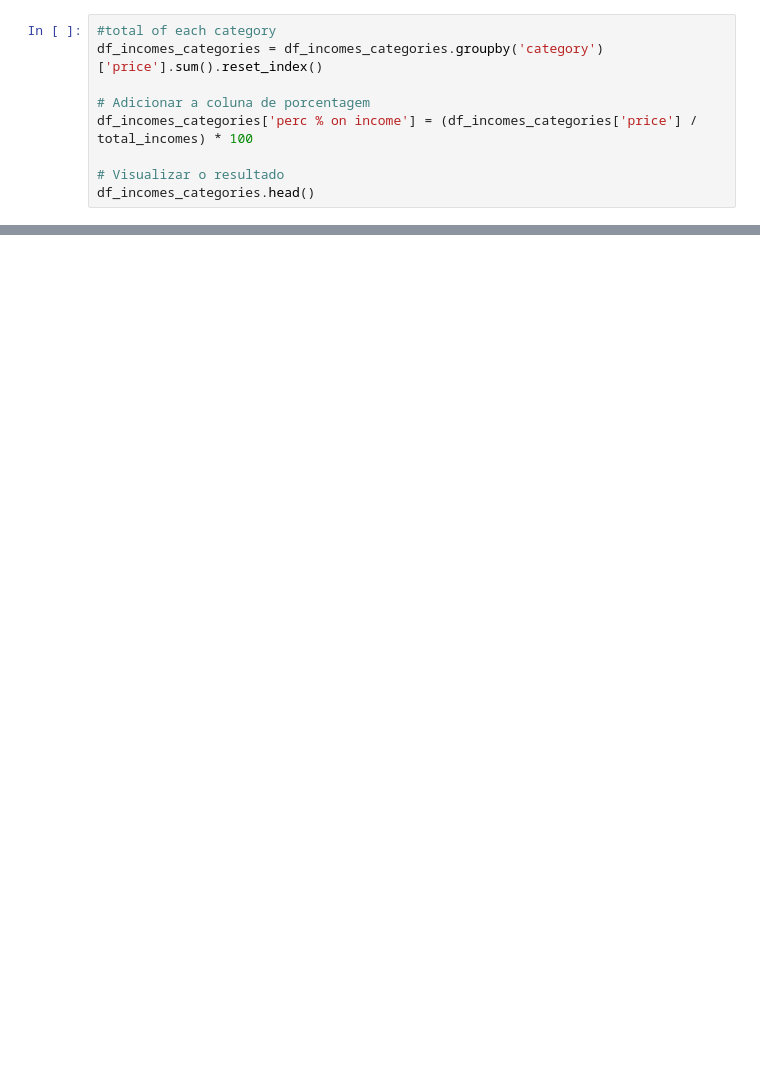
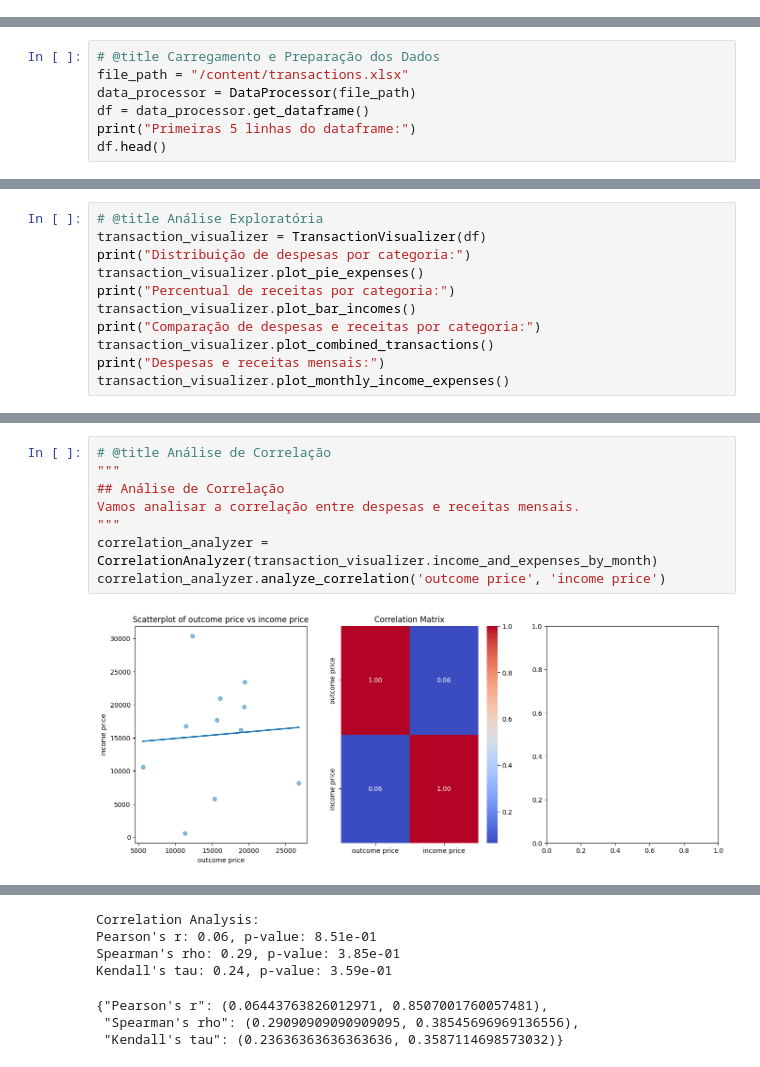
Before and after one commit to talisma-cassoma/ourmoney.desktop, a Jupyter notebook: Exploratory_Data_Analysis.ipynb, the cells around one changed output, grey strips where cells are left out. Cells and saved outputs as stored; diff of their text form; blank space fills up the shorter version.

```diff
--- a/Exploratory_Data_Analysis.ipynb
+++ b/Exploratory_Data_Analysis.ipynb
@@ -171,9 +2,0 @@ total of incomes: 170121.0
-# %%
-#total of each category
-df_incomes_categories = df_incomes_categories.groupby('category')['price'].sum().reset_index()
-
-# Adicionar a coluna de porcentagem
-df_incomes_categories['perc % on income'] = (df_incomes_categories['price'] / total_incomes) * 100
-
-# Visualizar o resultado
-df_incomes_categories.head()
@@ -232,0 +384,7 @@ df_incomes_categories.head()
+# %%
+# @title Carregamento e Preparação dos Dados
+file_path = "/content/transactions.xlsx"
+data_processor = DataProcessor(file_path)
+df = data_processor.get_dataframe()
+print("Primeiras 5 linhas do dataframe:")
+df.head()
@@ -232,0 +447,11 @@ df_incomes_categories.head()
+# %%
+# @title Análise Exploratória
+transaction_visualizer = TransactionVisualizer(df)
+print("Distribuição de despesas por categoria:")
+transaction_visualizer.plot_pie_expenses()
+print("Percentual de receitas por categoria:")
+transaction_visualizer.plot_bar_incomes()
+print("Comparação de despesas e receitas por categoria:")
+transaction_visualizer.plot_combined_transactions()
+print("Despesas e receitas mensais:")
+transaction_visualizer.plot_monthly_income_expenses()
@@ -232,0 +523,10 @@ df_incomes_categories.head()
+# %%
+# @title Análise de Correlação
+"""
+## Análise de Correlação
+Vamos analisar a correlação entre despesas e receitas mensais.
+"""
+correlation_analyzer = CorrelationAnalyzer(transaction_visualizer.income_and_expenses_by_month)
+correlation_analyzer.analyze_correlation('outcome price', 'income price')
+# %% [output]
+[figure, added]
@@ -232,0 +534,7 @@ df_incomes_categories.head()
+Correlation Analysis:
+Pearson's r: 0.06, p-value: 8.51e-01
+Spearman's rho: 0.29, p-value: 3.85e-01
+Kendall's tau: 0.24, p-value: 3.59e-01
+{"Pearson's r": (0.06443763826012971, 0.8507001760057481),
+ "Spearman's rho": (0.29090909090909095, 0.38545696969136556),
+ "Kendall's tau": (0.23636363636363636, 0.3587114698573032)}
```
Also changed, not shown: parts of 22 cells of this notebook.
